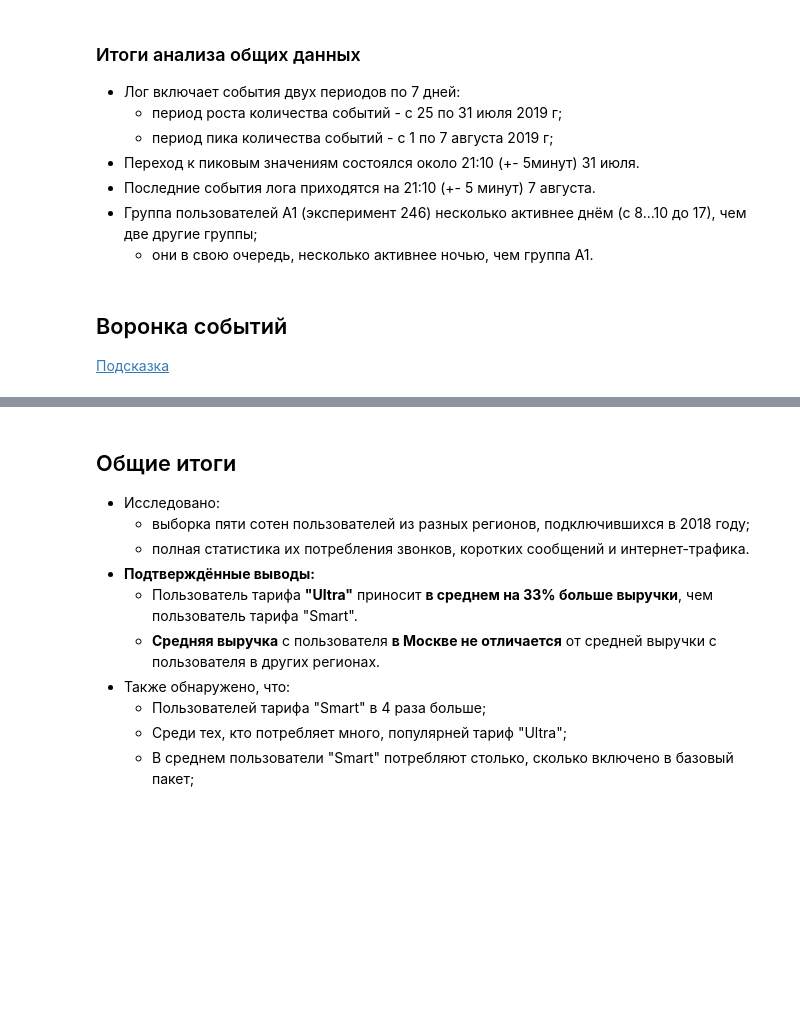
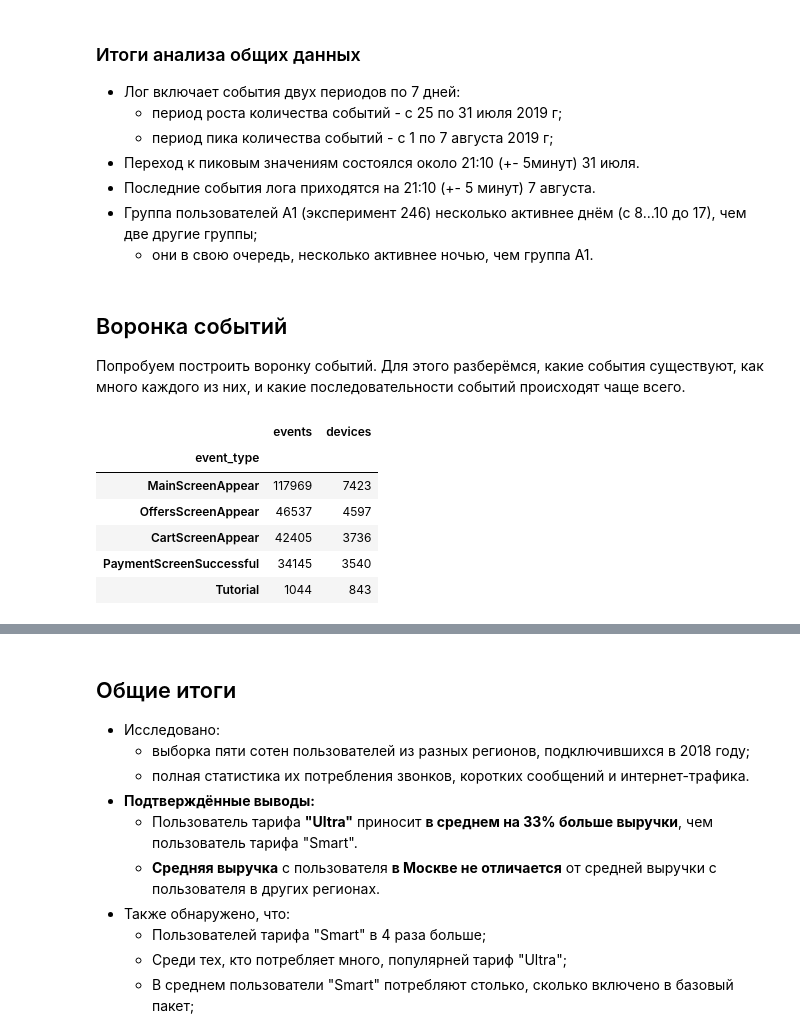
Before and after one commit to okeangel/da_portfolio, a Jupyter notebook: portfolio/week_19_combined_2.ipynb, the cells around one changed output, grey strips where cells are left out. Saved outputs shown, nothing was run; the diff lists cells and outputs as text; code cells hidden in the pictures; blank space fills up the shorter version.

```diff
--- a/portfolio/week_19_combined_2.ipynb
+++ b/portfolio/week_19_combined_2.ipynb
@@ -713,4 +715,20 @@ log.groupby('group').agg({'device_id_hash': 'nunique'}).rename(columns={'device_
 # %% [markdown]
 ## Воронка событий
 
-[Подсказка](https://gist.github.com/Verve95/09cd0021c918d9bd6f32606667c57f07)
+Попробуем построить воронку событий. Для этого разберёмся, какие события существуют, как много каждого из них, и какие последовательности событий происходят чаще всего.
+# %%
+event_types = (
+    sel.groupby('event_type')
+    .agg({'timestamp': 'count', 'device_id_hash': 'nunique'})
+    .rename(columns={'timestamp': 'events', 'device_id_hash': 'devices'})
+    .sort_values('events', ascending=False)
+)
+event_types
+# %% [output]
+|  | events | devices |
+| event_type |  |  |
+| MainScreenAppear | 117969 | 7423 |
+| OffersScreenAppear | 46537 | 4597 |
+| CartScreenAppear | 42405 | 3736 |
+| PaymentScreenSuccessful | 34145 | 3540 |
+| Tutorial | 1044 | 843 |
```
Also changed, not shown: parts of 8 cells of this notebook.
